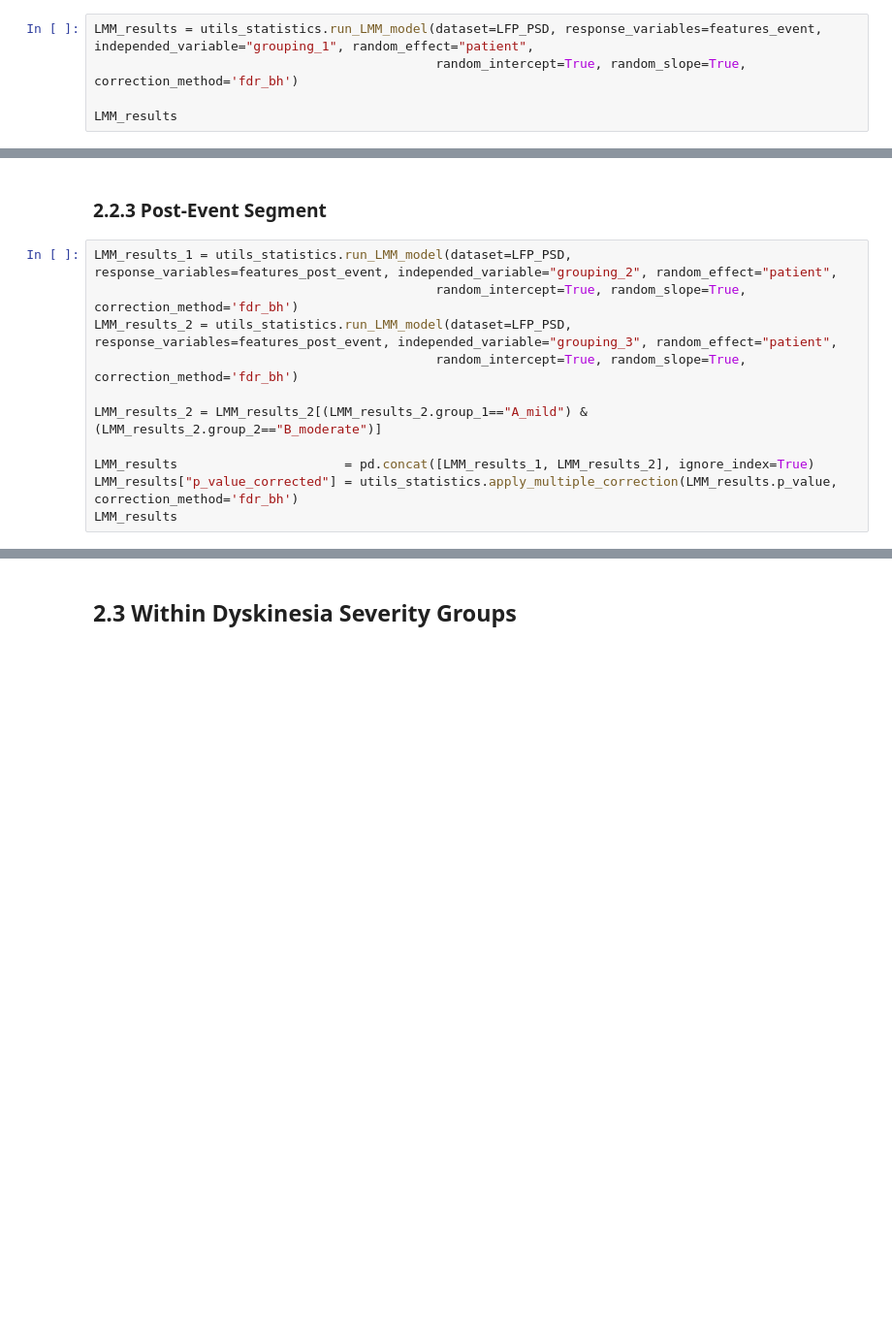
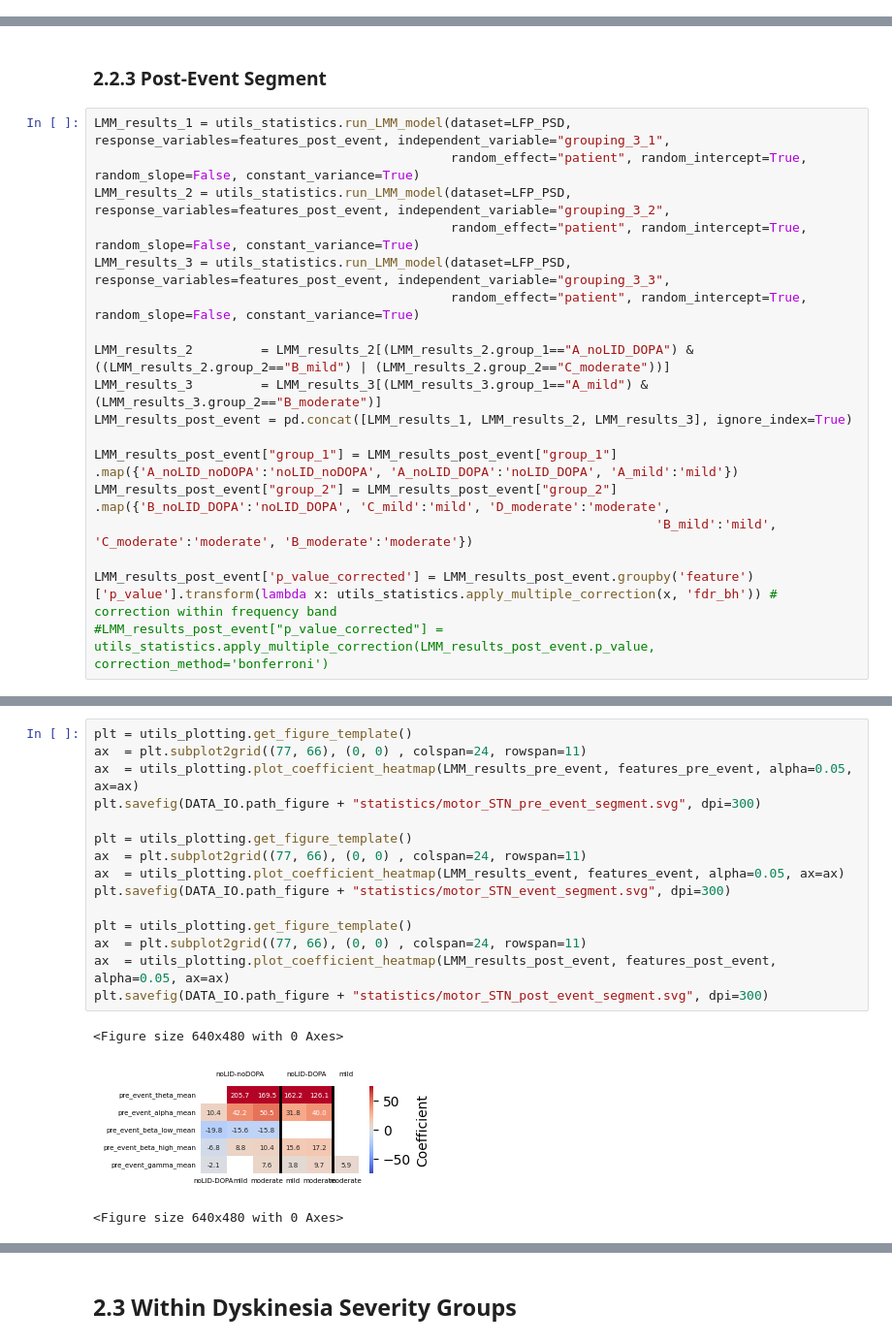
Before and after one commit to FilippoHei/PD-Dyskinesia-Electrophysiology, a Jupyter notebook: 3.2 LFP Motor Area PSD Analyses.ipynb, the cells around one changed output, grey strips where cells are left out. Shown at 97% size. Cells and saved outputs as stored; diff of their text form; blank space fills up the shorter version.

Commit message:
V.0.0
Only Frequency Domain Coupling Analyses Remaining

```diff
--- a/3.2 LFP Motor Area PSD Analyses.ipynb
+++ b/3.2 LFP Motor Area PSD Analyses.ipynb
@@ -263,5 +166,0 @@ Linear Mixed Effect Model Started
-# %%
-LMM_results = utils_statistics.run_LMM_model(dataset=LFP_PSD, response_variables=features_event, independed_variable="grouping_1", random_effect="patient",
-                                             random_intercept=True, random_slope=True, correction_method='fdr_bh')
-
-LMM_results
@@ -291,16 +167,23 @@ Linear Mixed Effect Model Started
 # %% [markdown]
 ### 2.2.3 Post-Event Segment
 # %%
-LMM_results_1 = utils_statistics.run_LMM_model(dataset=LFP_PSD, response_variables=features_post_event, independed_variable="grouping_2", random_effect="patient",
-                                             random_intercept=True, random_slope=True, correction_method='fdr_bh')
-LMM_results_2 = utils_statistics.run_LMM_model(dataset=LFP_PSD, response_variables=features_post_event, independed_variable="grouping_3", random_effect="patient",
-                                             random_intercept=True, random_slope=True, correction_method='fdr_bh')
+LMM_results_1 = utils_statistics.run_LMM_model(dataset=LFP_PSD, response_variables=features_post_event, independent_variable="grouping_3_1",
+                                               random_effect="patient", random_intercept=True, random_slope=False, constant_variance=True)
+LMM_results_2 = utils_statistics.run_LMM_model(dataset=LFP_PSD, response_variables=features_post_event, independent_variable="grouping_3_2",
+                                               random_effect="patient", random_intercept=True, random_slope=False, constant_variance=True)
+LMM_results_3 = utils_statistics.run_LMM_model(dataset=LFP_PSD, response_variables=features_post_event, independent_variable="grouping_3_3",
+                                               random_effect="patient", random_intercept=True, random_slope=False, constant_variance=True)
 
-LMM_results_2 = LMM_results_2[(LMM_results_2.group_1=="A_mild") & (LMM_results_2.group_2=="B_moderate")]
+LMM_results_2         = LMM_results_2[(LMM_results_2.group_1=="A_noLID_DOPA") & ((LMM_results_2.group_2=="B_mild") | (LMM_results_2.group_2=="C_moderate"))]
+LMM_results_3         = LMM_results_3[(LMM_results_3.group_1=="A_mild") & (LMM_results_3.group_2=="B_moderate")]
+LMM_results_post_event = pd.concat([LMM_results_1, LMM_results_2, LMM_results_3], ignore_index=True)
 
-LMM_results                      = pd.concat([LMM_results_1, LMM_results_2], ignore_index=True)
-LMM_results["p_value_corrected"] = utils_statistics.apply_multiple_correction(LMM_results.p_value, correction_method='fdr_bh')
-LMM_results
+LMM_results_post_event["group_1"] = LMM_results_post_event["group_1"] .map({'A_noLID_noDOPA':'noLID_noDOPA', 'A_noLID_DOPA':'noLID_DOPA', 'A_mild':'mild'})
+LMM_results_post_event["group_2"] = LMM_results_post_event["group_2"] .map({'B_noLID_DOPA':'noLID_DOPA', 'C_mild':'mild', 'D_moderate':'moderate',
+                                                                          'B_mild':'mild', 'C_moderate':'moderate', 'B_moderate':'moderate'})
+
+LMM_results_post_event['p_value_corrected'] = LMM_results_post_event.groupby('feature')['p_value'].transform(lambda x: utils_statistics.apply_multiple_correction(x, 'fdr_bh')) # correction within frequency band
+#LMM_results_post_event["p_value_corrected"] = utils_statistics.apply_multiple_correction(LMM_results_post_event.p_value, correction_method='bonferroni')
 # %% [output]
 Linear Mixed Effect Model Started
 ------------------------------------------------------------------
@@ -365,0 +207,19 @@ Linear Mixed Effect Model Started
+# %%
+plt = utils_plotting.get_figure_template()
+ax  = plt.subplot2grid((77, 66), (0, 0) , colspan=24, rowspan=11)
+ax  = utils_plotting.plot_coefficient_heatmap(LMM_results_pre_event, features_pre_event, alpha=0.05, ax=ax)
+plt.savefig(DATA_IO.path_figure + "statistics/motor_STN_pre_event_segment.svg", dpi=300)
+
+plt = utils_plotting.get_figure_template()
+ax  = plt.subplot2grid((77, 66), (0, 0) , colspan=24, rowspan=11)
+ax  = utils_plotting.plot_coefficient_heatmap(LMM_results_event, features_event, alpha=0.05, ax=ax)
+plt.savefig(DATA_IO.path_figure + "statistics/motor_STN_event_segment.svg", dpi=300)
+
+plt = utils_plotting.get_figure_template()
+ax  = plt.subplot2grid((77, 66), (0, 0) , colspan=24, rowspan=11)
+ax  = utils_plotting.plot_coefficient_heatmap(LMM_results_post_event, features_post_event, alpha=0.05, ax=ax)
+plt.savefig(DATA_IO.path_figure + "statistics/motor_STN_post_event_segment.svg", dpi=300)
+# %% [output]
+<Figure size 640x480 with 0 Axes>
+[figure, added]
+<Figure size 640x480 with 0 Axes>
```
Also changed, not shown: parts of 47 cells of this notebook, 41 other files.
